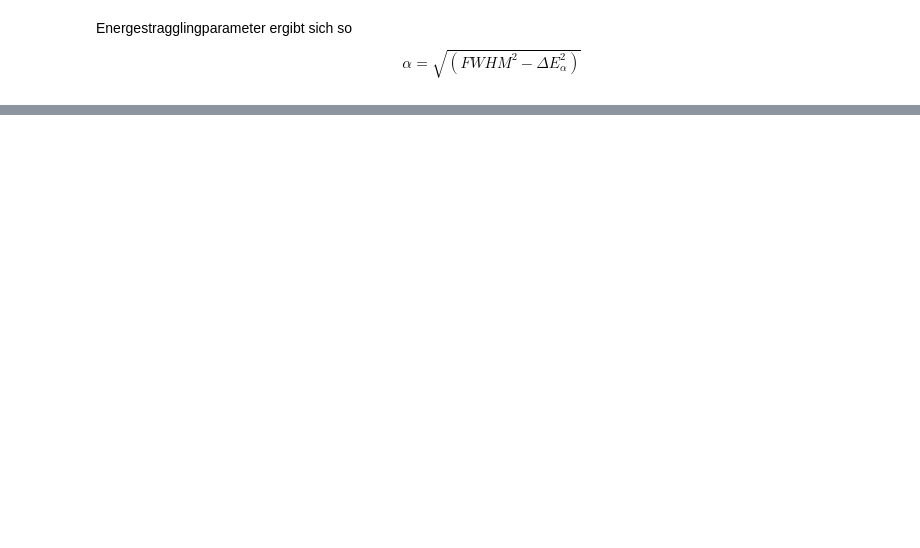
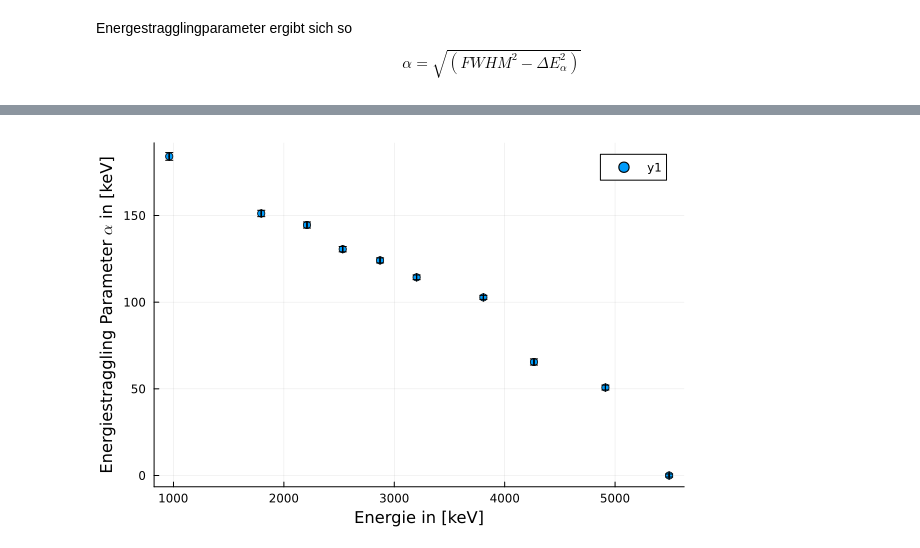
Before and after one commit to Baryonics/pb_ktp_3_3, a Jupyter notebook: code/energiestraggling.ipynb, the cells around one changed output, grey strips where cells are left out. Saved outputs shown, nothing was run; the diff lists cells and outputs as text; code cells hidden in the pictures; blank space fills up the shorter version.

```diff
--- a/code/energiestraggling.ipynb
+++ b/code/energiestraggling.ipynb
@@ -107,0 +169,10 @@ plot(
+# %%
+fig_alpha_E = plot(
+    Es, alphas,
+    xerror=D_Es, yerror=D_alphas,
+    seriestype="scatter",
+    xlabel="Energie in [keV]",
+    ylabel="Energiestraggling Parameter " *L"\alpha" * " in [keV]"
+)
+# %% [output]
+[figure, added]
```
Also changed, not shown: parts of 5 cells of this notebook, 4 other files.
